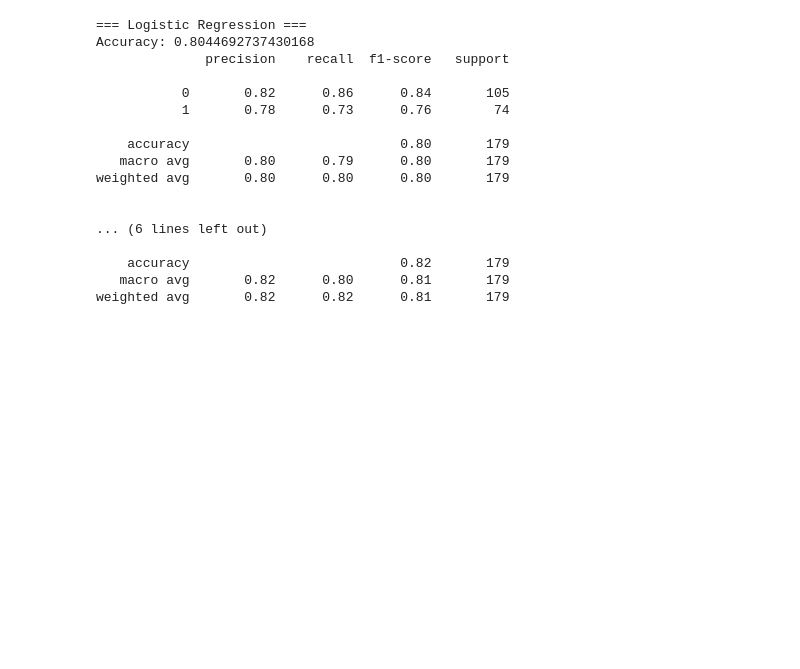
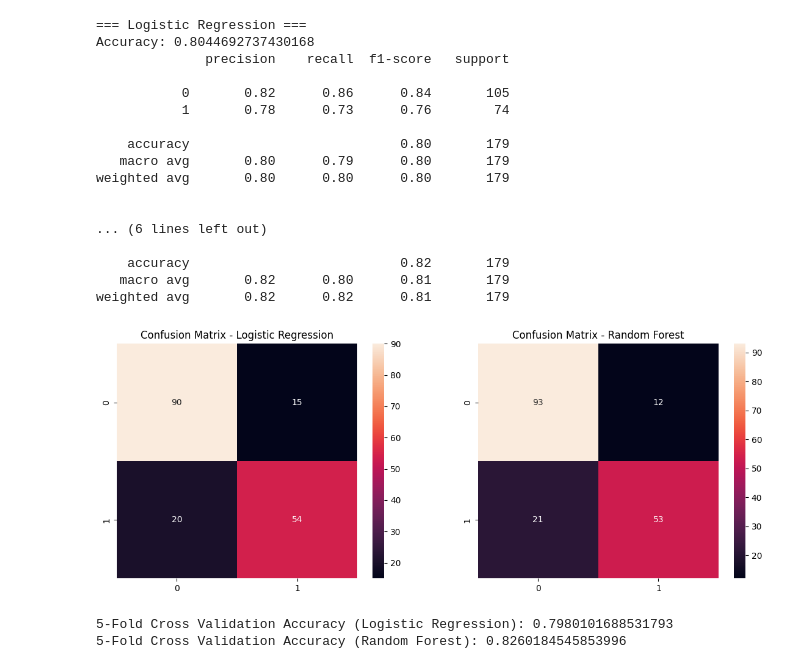
Before and after one commit to Btec-19825/ML-Assignment-2026, a Jupyter notebook: Titanic_ML.ipynb, the cells around one changed output. Saved outputs shown, nothing was run; the diff lists cells and outputs as text; code cells hidden in the pictures; blank space fills up the shorter version.

Commit message:
Model training: Implemented Logistic Regression and Random Forest algorithms

```diff
--- a/Titanic_ML.ipynb
+++ b/Titanic_ML.ipynb
@@ -92,3 +92,28 @@ weighted avg       0.80      0.80      0.80       179
     accuracy                           0.82       179
    macro avg       0.82      0.80      0.81       179
 weighted avg       0.82      0.82      0.81       179
+# %%
+# Plot Confusion Matrices
+fig, axs = plt.subplots(1, 2, figsize=(14, 5))
+
+cm_lr = confusion_matrix(y_test, y_pred_lr)
+sns.heatmap(cm_lr, annot=True, fmt='d', ax=axs[0])
+axs[0].set_title('Confusion Matrix - Logistic Regression')
+
+cm_rf = confusion_matrix(y_test, y_pred_rf)
+sns.heatmap(cm_rf, annot=True, fmt='d', ax=axs[1])
+axs[1].set_title('Confusion Matrix - Random Forest')
+
+plt.show()
+# %% [output]
+[figure, added]
+# %%
+# 5-Fold Cross Validation
+scores_lr = cross_val_score(lr, X, y, cv=5)
+scores_rf = cross_val_score(rf, X, y, cv=5)
+
+print("5-Fold Cross Validation Accuracy (Logistic Regression):", scores_lr.mean())
+print("5-Fold Cross Validation Accuracy (Random Forest):", scores_rf.mean())
+# %% [output]
+5-Fold Cross Validation Accuracy (Logistic Regression): 0.7980101688531793
+5-Fold Cross Validation Accuracy (Random Forest): 0.8260184545853996
```
Also changed, not shown: parts of 1 cell of this notebook.
